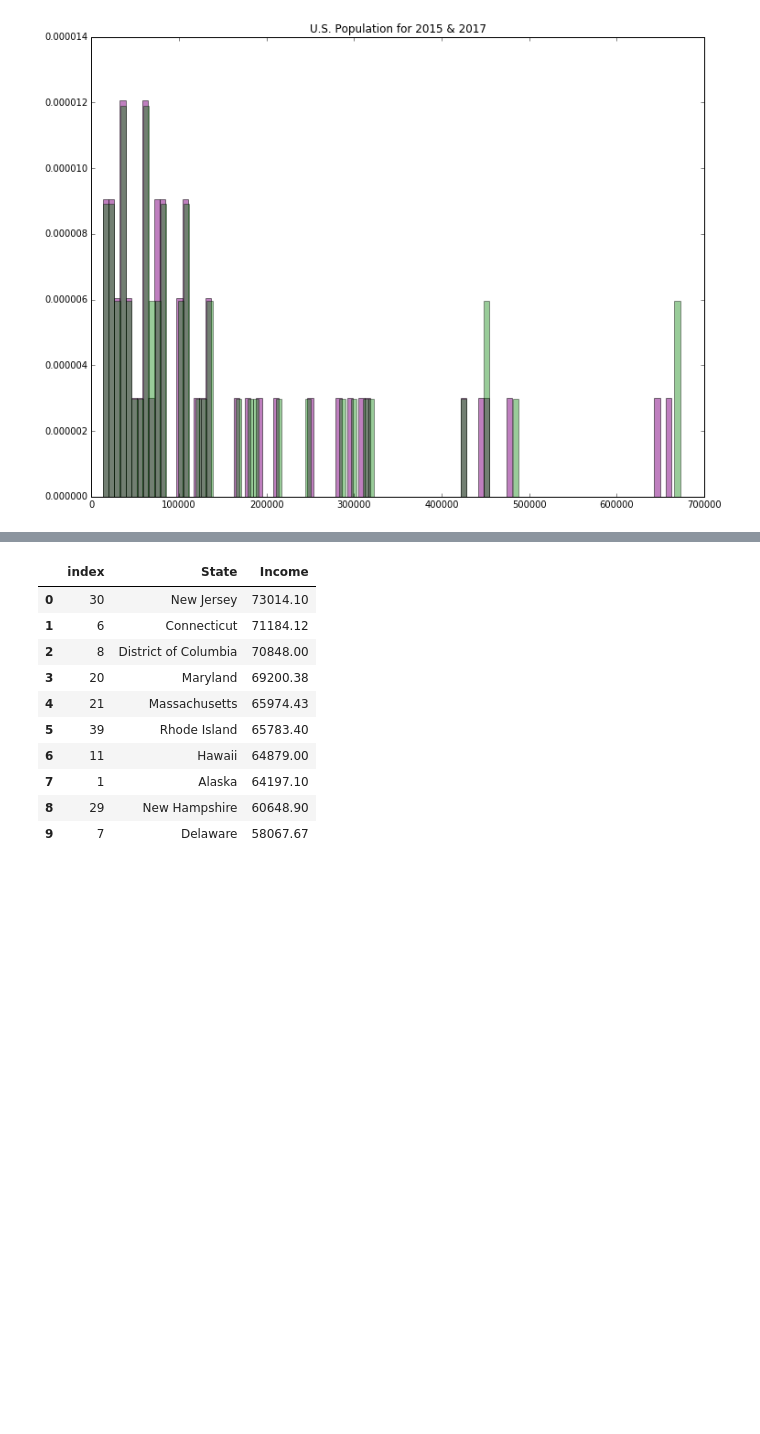
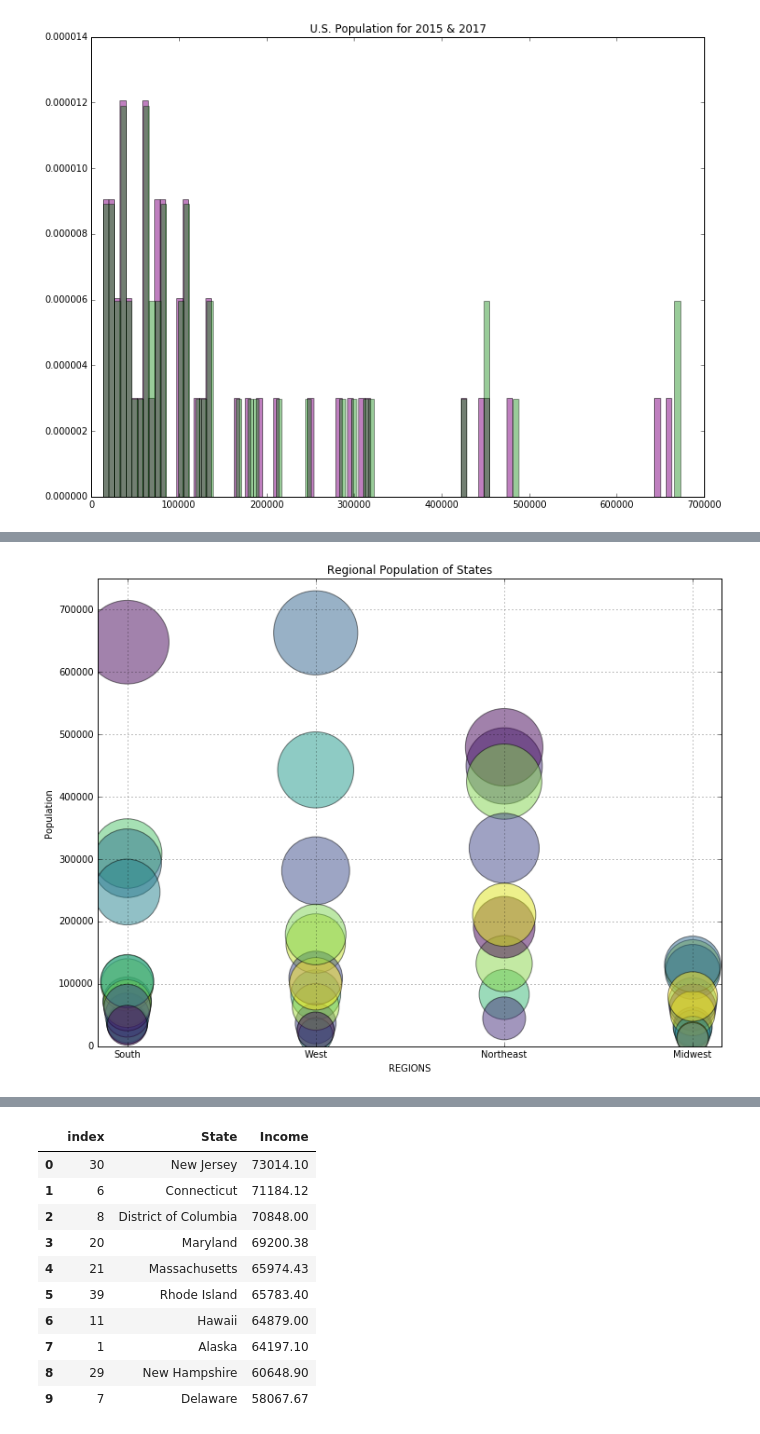
Before and after one commit to kmcmcurtis7/DS-Fundamentals, a Jupyter notebook: prep capstone/1st Capstone - Pandas.ipynb, the cells around one changed output, grey strips where cells are left out. Drawn from its saved outputs; the diff is of its cells as text; code cells hidden in the pictures; blank space fills up the shorter version.

```diff
--- a/prep capstone/1st Capstone - Pandas.ipynb
+++ b/prep capstone/1st Capstone - Pandas.ipynb
@@ -251,3 +273,24 @@ As you can see from the comparisons below California and District of Columbia ar
 ![Bubble Chart Comparison](https://github.com/kmcmcurtis7/DS-Fundamentals/blob/master/prep%20capstone/bubble_chart.png)
 
 ![Total Population Comparison](https://github.com/kmcmcurtis7/DS-Fundamentals/blob/master/prep%20capstone/top_states_pop.png)
+# %%
+# Creating bubble chart for population per Region for 2015 dataset
+x = state15['Region']
+y = state15['TotalPop']
+colors = np.random.rand(51)
+#area = np.sqrt['TotalPop']
+
+
+plt.figure(figsize=(12,9))
+plt.scatter(x, y, s=np.sqrt(y*100), c=colors, cmap='viridis', alpha=0.5)
+
+# Add titles (main and on axis)
+plt.ylim(0, 750000)
+plt.grid(True)
+plt.xlabel('REGIONS')
+plt.ylabel('Population')
+plt.title("Regional Population of States")
+
+plt.show()
+# %% [output]
+[figure, added]
```
Also changed, not shown: parts of 4 cells of this notebook.
